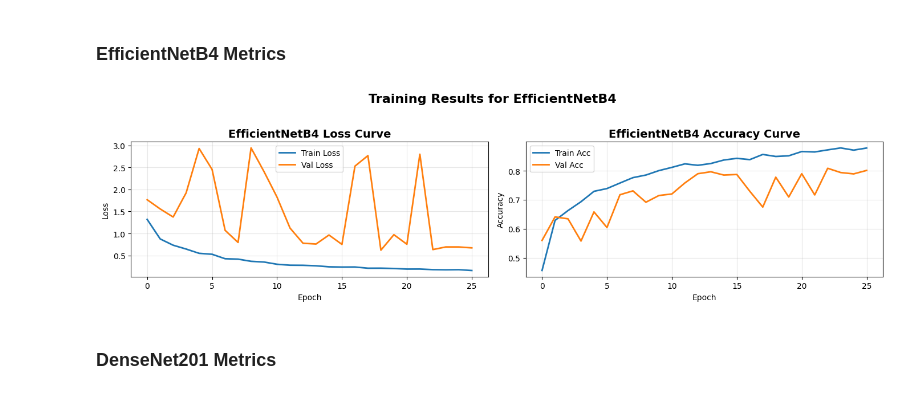
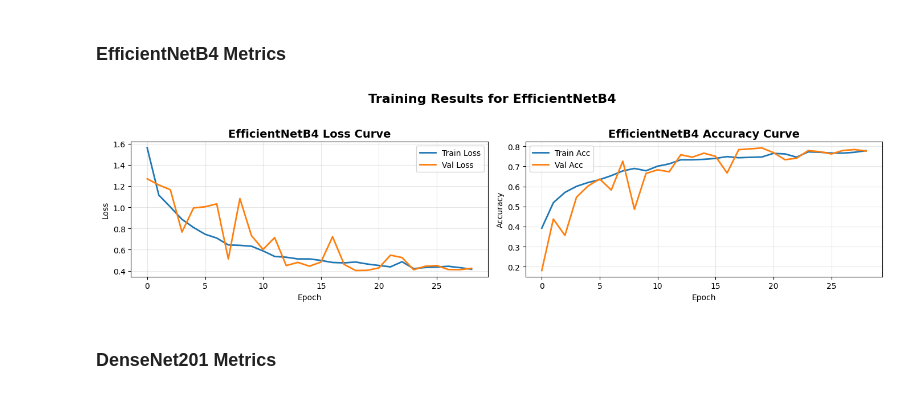
Before and after one commit to erenisci/skin-cancer-detection, a Jupyter notebook: 03_cnn_train.ipynb, the cells around one changed output. Saved outputs shown, nothing was run; the diff lists cells and outputs as text; code cells hidden in the pictures.

Commit message:
training / default

```diff
--- a/03_cnn_train.ipynb
+++ b/03_cnn_train.ipynb
@@ -144,14 +147,18 @@ val_df = pd.read_csv("/content/data/val_meta.csv")
 label_encoder = LabelEncoder().fit(train_df['dx'])
 classes = sorted(train_df['dx'].unique())
 class_indices = {c: i for i, c in enumerate(classes)}
-class_weights = compute_class_weight(class_weight='balanced', classes=np.array(classes), y=train_df['dx'])
+
+class_weights = compute_class_weight(
+    class_weight='balanced', classes=np.array(classes), y=train_df['dx'])
 class_weights_dict = {class_indices[c]: w for c, w in zip(classes, class_weights)}
 # %% [markdown]
 ### Define Custom Weighted Loss
 # %%
 @tf.keras.utils.register_keras_serializable()
 def weighted_loss(class_weights):
-    weights = tf.constant([class_weights[i] for i in range(len(class_weights))], dtype=tf.float32)
+    weights = tf.constant([class_weights[i]
+                          for i in range(len(class_weights))], dtype=tf.float32)
+
     def loss_fn(y_true, y_pred):
         y_true_int = tf.cast(y_true, tf.int32)
         sample_weights = tf.gather(weights, y_true_int)
@@ -259,14 +260,17 @@ for name, mcfg in all_models.items():
         metrics=["accuracy"]
     )
     callbacks = [
-        ModelCheckpoint(f"/content/models/{name}_best_model.keras", monitor="val_loss", mode="min", save_best_only=True, verbose=1),
-        ReduceLROnPlateau(monitor="val_loss", factor=0.5, patience=3, min_lr=1e-7, verbose=1),
-        EarlyStopping(monitor="val_loss", patience=7, verbose=1, restore_best_weights=True)
+        ModelCheckpoint(f"/content/models/{name}_default.keras",
+                        monitor="val_loss", mode="min", save_best_only=True, verbose=1),
+        ReduceLROnPlateau(monitor="val_loss", factor=0.5,
+                          patience=3, min_lr=1e-7, verbose=1),
+        EarlyStopping(monitor="val_loss", patience=10,
+                      verbose=1, restore_best_weights=True)
     ]
     history = model.fit(
         train_dataset,
         validation_data=val_dataset,
-        epochs=60,
+        epochs=mcfg["epochs"],
         callbacks=callbacks
     )
 
@@ -292,8 +296,16 @@ Restoring model weights from the end of the best epoch: 8.
 # %% [markdown]
 ## Model Training Results
 # %%
+import numpy as np
+import pandas as pd
 import matplotlib.pyplot as plt
-import pandas as pd
+import seaborn as sns
+from tensorflow.keras.models import load_model
+from sklearn.preprocessing import LabelEncoder
+from sklearn.metrics import accuracy_score, f1_score, classification_report, confusion_matrix
+import cv2
+from tqdm import tqdm
+
 
 def plot_model_history(history_dict, model_name="Model"):
     if isinstance(history_dict, dict):
@@ -305,7 +317,8 @@ def plot_model_history(history_dict, model_name="Model"):
 
     axes[0].plot(hist_df['loss'], label='Train Loss', linewidth=2)
     axes[0].plot(hist_df['val_loss'], label='Val Loss', linewidth=2)
-    axes[0].set_title(f'{model_name} Loss Curve', fontsize=14, fontweight='bold')
+    axes[0].set_title(f'{model_name} Loss Curve',
+                      fontsize=14, fontweight='bold')
     axes[0].set_xlabel('Epoch')
     axes[0].set_ylabel('Loss')
     axes[0].legend()
@@ -313,21 +326,24 @@ def plot_model_history(history_dict, model_name="Model"):
 
     axes[1].plot(hist_df['accuracy'], label='Train Acc', linewidth=2)
     axes[1].plot(hist_df['val_accuracy'], label='Val Acc', linewidth=2)
-    axes[1].set_title(f'{model_name} Accuracy Curve', fontsize=14, fontweight='bold')
+    axes[1].set_title(f'{model_name} Accuracy Curve',
+                      fontsize=14, fontweight='bold')
     axes[1].set_xlabel('Epoch')
     axes[1].set_ylabel('Accuracy')
     axes[1].legend()
     axes[1].grid(alpha=0.3)
 
-    plt.suptitle(f"Training Results for {model_name}", fontsize=16, fontweight='bold')
+    plt.suptitle(
+        f"Training Results for {model_name}", fontsize=16, fontweight='bold')
     plt.tight_layout(rect=[0, 0.03, 1, 0.95])
     plt.show()
 # %% [markdown]
 ### EfficientNetB4 Metrics
 # %%
-plot_model_history(all_histories['efficientnetb4'], model_name='EfficientNetB4')
+plot_model_history(all_histories['efficientnetb4'],
+                   model_name='EfficientNetB4')
 # %% [output]
-[figure, old version]
+[figure, new version]
 # %% [markdown]
 ### DenseNet201 Metrics
 # %%
```
Also changed, not shown: parts of 42 cells of this notebook.
